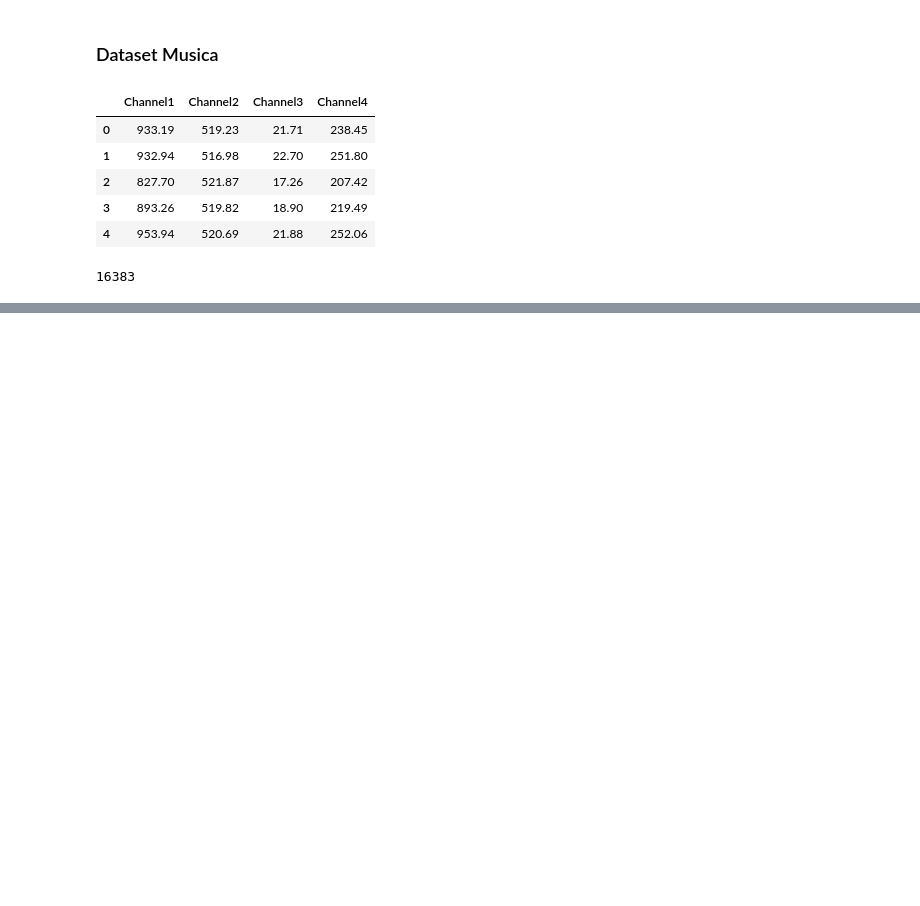
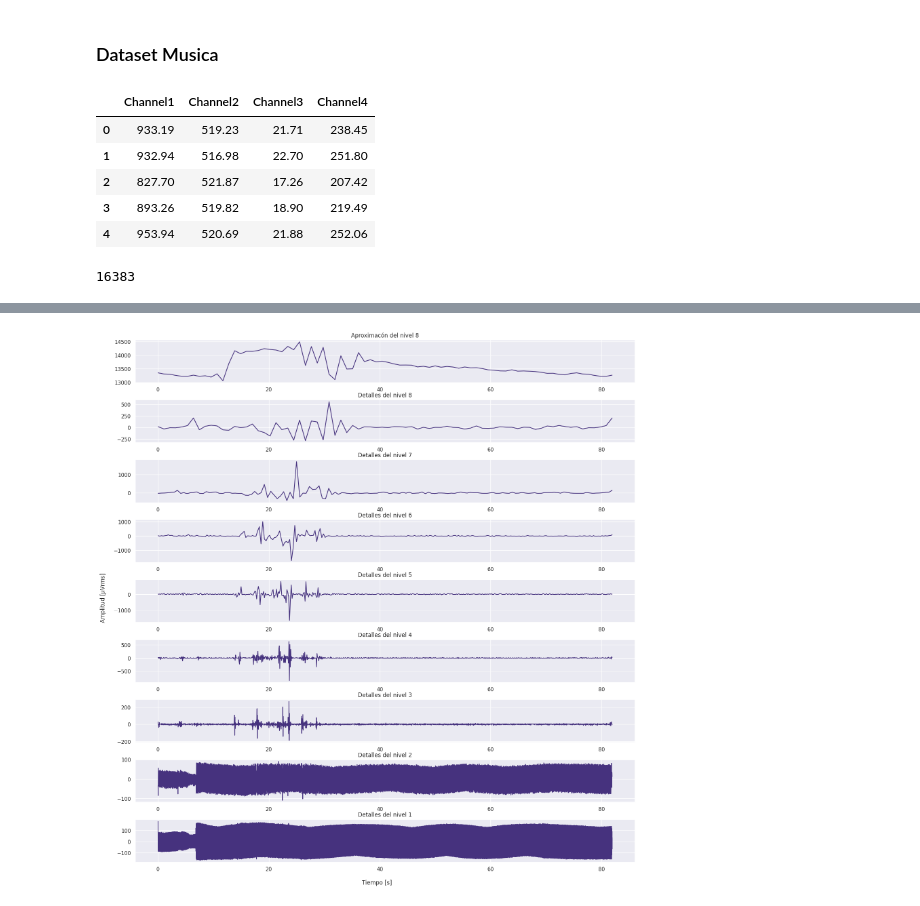
Before and after one commit to CrisCL20/Proyecto---INF405, a Jupyter notebook: Proyecto_INF405.ipynb, the cells around one changed output, grey strips where cells are left out. Saved outputs shown, nothing was run; the diff lists cells and outputs as text; code cells hidden in the pictures; blank space fills up the shorter version.

```diff
--- a/Proyecto_INF405.ipynb
+++ b/Proyecto_INF405.ipynb
@@ -396,0 +98,11 @@ df.tail()
+# %%
+channels_mus = [df_music[f"Channel{i}"] for i in range(1,5)]
+channels_read = [df_reading[f"Channel{i}"] for i in range(1,5)]
+# %%
+def get_coefs(channels):
+    coefs = {}
+
+    for i in range(len(channels)):
+        coefs[f"CH{i+1}"] = pywt.wavedec(channels[i], 'db8', mode = 'periodic',level=8)
+
+    return coefs
@@ -396,0 +120,26 @@ df.tail()
+# %%
+def plot_coefs(coef_channel,t_max):
+  t = []
+  for detap in coef_channel:
+    t.append(np.linspace(0,t_max,len(detap)))
+
+  fig, axs = plt.subplots(len(coef_channel),1, figsize=(19,20))
+
+  for i in range(len(coef_channel)):
+      axs[i].plot(t[i],coef_channel[i])
+      if i == 0:
+        axs[i].set_title(f"Aproximacón del nivel {len(coef_channel)-1}")
+      elif i == 1:
+        axs[i].set_title(f"Detalles del nivel {len(coef_channel)-1}")
+      else:
+        axs[i].set_title(f"Detalles del nivel {len(coef_channel)-i}")
+
+  fig.text(0.5, 0.08, 'Tiempo [s]', ha='center', va='center')
+  fig.text(0.075, 0.5, r'Amplitud [$\mu$Vrms]', ha='center', va='center', rotation='vertical')
+
+
+  plt.subplots_adjust(hspace=0.4)
+  plt.show()
+plot_coefs(coef_mus["CH1"],T_mus)
+# %% [output]
+[figure, added]
```
Also changed, not shown: parts of 57 cells of this notebook.
